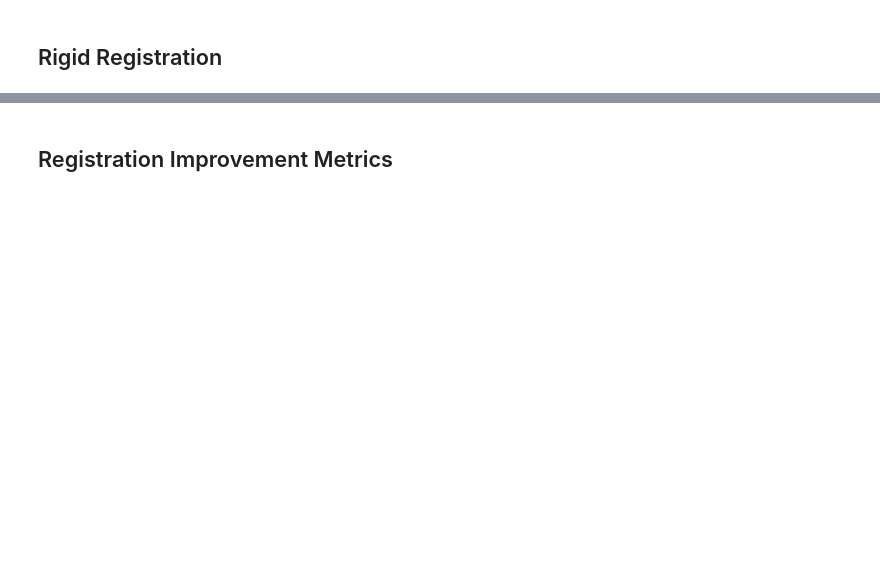
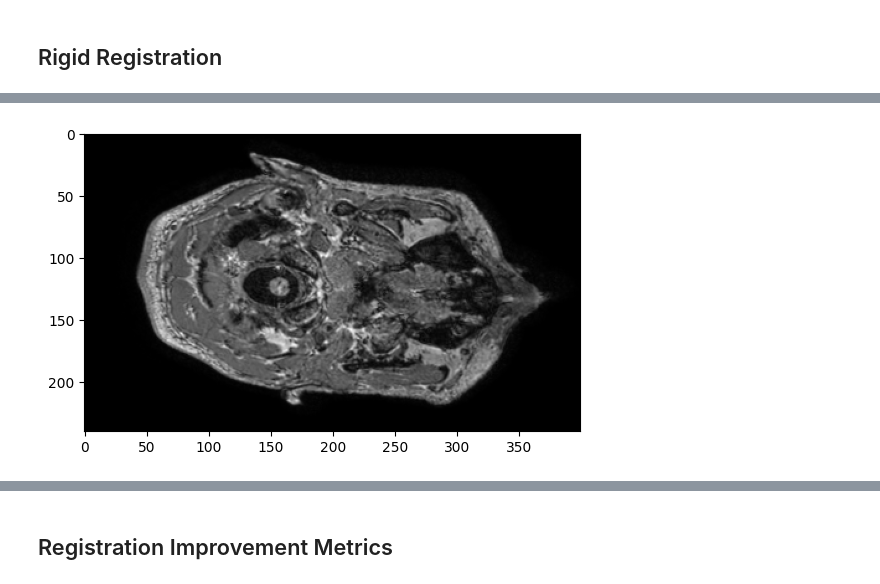
Before and after one commit to Keymii/wavelet-mri-registration, a Jupyter notebook: affine-registration.ipynb, the cells around one changed output, grey strips where cells are left out. Saved outputs shown, nothing was run; the diff lists cells and outputs as text; code cells hidden in the pictures; blank space fills up the shorter version.

```diff
--- a/affine-registration.ipynb
+++ b/affine-registration.ipynb
@@ -105,0 +114,80 @@ plt.imshow(transformed_np[:,:,index], cmap='gray')
+# %%
+reference_image = numpy_to_sitk(masked_bone_month_1)
+moving_image = numpy_to_sitk(masked_bone_month_3)
+
+reference_image = numpy_to_sitk(masked_bone_month_1)
+moving_image = numpy_to_sitk(masked_bone_month_3)
+
+# Initialize the registration method
+registration_method = sitk.ImageRegistrationMethod()
+
+# Set metric, optimizer, and interpolator for the registration
+registration_method.SetMetricAsMeanSquares()
+registration_method.SetOptimizerAsGradientDescent(learningRate=1, numberOfIterations=1000)
+registration_method.SetInterpolator(sitk.sitkLinear)
+
+# Set the initial transformation as a rigid transformation
+initial_transform = sitk.CenteredTransformInitializer(reference_image,
+                                                      moving_image,
+                                                      sitk.AffineTransform(3),
+                                                      sitk.CenteredTransformInitializerFilter.GEOMETRY)
+
+registration_method.SetInitialTransform(initial_transform, inPlace=False)
+
+# Optimizer settings
+# registration_method.SetOptimizerAsRegularStepGradientDescent(
+#     learningRate=1.0,
+#     minStep=1e-4,
+#     numberOfIterations=300,
+#     gradientMagnitudeTolerance=1e-8
+# )
+
+# Interpolator
+registration_method.SetInterpolator(sitk.sitkLinear)
+
+final_transform = registration_method.Execute(reference_image, moving_image)
+
+# Apply the transformation to a different 3D matrix
+new_moving_np = month3_data
+new_reference_np = month1_data
+new_reference_image = numpy_to_sitk(new_reference_np)
+new_moving_image = numpy_to_sitk(new_moving_np)
+transformed_image = sitk.Resample(new_moving_image, reference_image, final_transform, sitk.sitkLinear, 0.0, new_moving_image.GetPixelID())
+
+# Convert the transformed image back to a numpy array
+transformed_np = sitk_to_numpy(transformed_image)
+registered_month_3 = transformed_np
+
+# transformed_np now contains the transformed 3D matrix of the new input
+plt.imshow(transformed_np[:,:,index], cmap='gray')
+
+# Save the transformation to a file (optional)
+# sitk.WriteTransform(final_transform, "rigid_transform.tfm")
+
+# If you want to load and apply the saved transform
+# loaded_transform = sitk.ReadTransform("rigid_transform.tfm")
+# transformed_image_with_loaded_transform = sitk.Resample(new_moving_image, reference_image, loaded_transform, sitk.sitkLinear, 0.0, new_moving_image.GetPixelID())
+# transformed_np_with_loaded_transform = sitk_to_numpy(transformed_image_with_loaded_transform)(reference_image, moving_image)
+
+# Apply the transformation to a different 3D matrix
+new_moving_np = month3_data
+new_reference_np = month1_data
+new_reference_image = numpy_to_sitk(new_reference_np)
+new_moving_image = numpy_to_sitk(new_moving_np)
+transformed_image = sitk.Resample(new_moving_image, reference_image, final_transform, sitk.sitkLinear, 0.0, new_moving_image.GetPixelID())
+
+# Convert the transformed image back to a numpy array
+transformed_np = sitk_to_numpy(transformed_image)
+registered_month_3 = transformed_np
+
+# transformed_np now contains the transformed 3D matrix of the new input
+plt.imshow(transformed_np[:,:,index], cmap='gray')
+
+# Save the transformation to a file (optional)
+# sitk.WriteTransform(final_transform, "rigid_transform.tfm")
+
+# If you want to load and apply the saved transform
+# loaded_transform = sitk.ReadTransform("rigid_transform.tfm")
+# transformed_image_with_loaded_transform = sitk.Resample(new_moving_image, reference_image, loaded_transform, sitk.sitkLinear, 0.0, new_moving_image.GetPixelID())
+# transformed_np_with_loaded_transform = sitk_to_numpy(transformed_image_with_loaded_transform)
+# %% [output]
@@ -106,2 +195,3 @@ plt.imshow(transformed_np[:,:,index], cmap='gray')
+[figure, added]
 # %%
 # Save the transformation to a file (optional)
```
Also changed, not shown: parts of 24 cells of this notebook, 6 other files.
